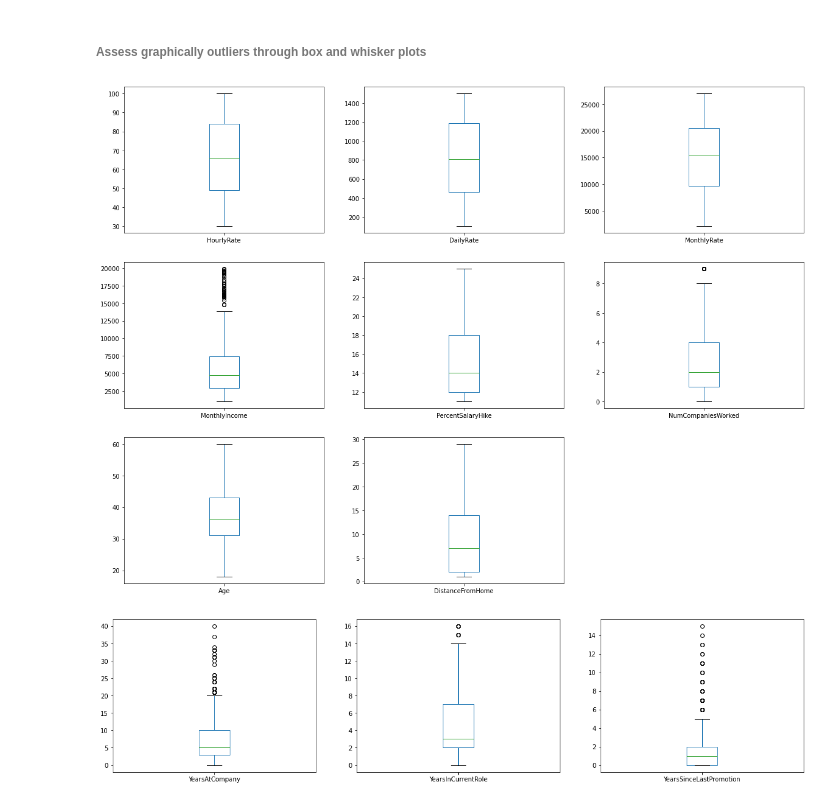
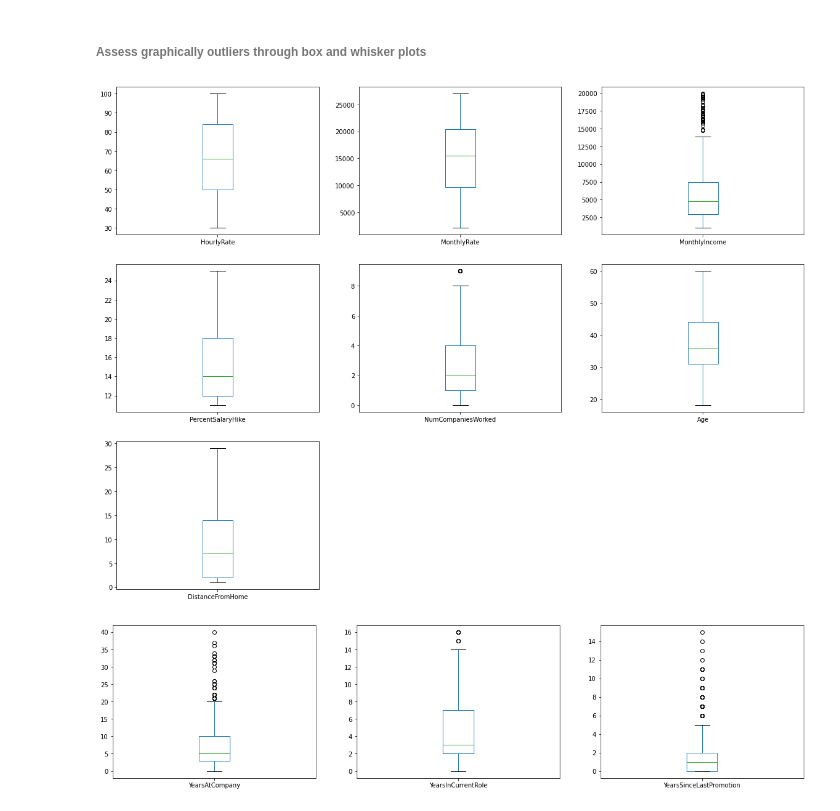
Before and after one commit to Mariabba/DataMining1_Fundamentals, a Jupyter notebook: notebook/DataUnderstanding/tsk1_data_understanding.ipynb, the cells around one changed output. Cells and saved outputs as stored; diff of their text form; code cells hidden in the pictures.

```diff
--- a/notebook/DataUnderstanding/tsk1_data_understanding.ipynb
+++ b/notebook/DataUnderstanding/tsk1_data_understanding.ipynb
@@ -346,12 +419,11 @@ print('Pearsons correlation: %.3f' % get_pearson_correlation_coefficient("YearsW
 # %% [output]
 Pearsons correlation: 0.711
 # %%
-# remove incosistent features
-del df["TotalWorkingYears"]
-del df["YearsWithCurrManager"]
-
 # remove incosistent records
 to_drop_indexes = set()
+# add employees_who_work_more_than_720_hours to row's indexes to eliminate
+for elem in employees_who_work_more_than_720_hours:
+    to_drop_indexes.add(elem)
 
 to_drop_indexes = to_drop_indexes.union(set(list(df.index[df["DailyRate"] > df["MonthlyIncome"]])))
 to_drop_indexes = to_drop_indexes.union(set(get_age_difference("YearsInCurrentRole")))
@@ -365,5 +437,11 @@ to_drop_indexes = to_drop_indexes.union(set(tmp_list))
 df.drop(list(to_drop_indexes), axis=0, inplace=True)
 df.reset_index(drop=True, inplace=True)
 print("dropped rows = ", len(to_drop_indexes), sep="\t")
+
+# remove incosistent features
+del df["TotalWorkingYears"]
+del df["YearsWithCurrManager"]
+del df["DailyRate"]
+
 df.shape
 # %% [output]
@@ -388,7 +770,10 @@ to_drop_indexes = set()
 i = 0
 for row in df.itertuples():
     if row.MonthlyIncome >= row.MonthlyRate:
-        neighbours_taxrate = get_neighbours_taxrate(row.JobRole, row.JobLevel)
+        # neighbours_taxrate = get_neighbours_taxrate(row.JobRole, row.JobLevel)
+        neighbours_taxrate = self_made_neighbours_imputation(row.JobRole, row.JobLevel, row.YearsAtCompany,
+                        row.Age, row.TrainingTimesLastYear,row.PercentSalaryHike, row.StockOptionLevel,
+                                                             row.YearsInCurrentRole, "neighbours_taxRate")
 
         if len(neighbours_taxrate) == 0:
             print(row.JobRole, row.JobLevel)
@@ -680,28 +1065,26 @@ def get_interquartile_cut_off(data, k):
 # %%
 fig =plt.subplots(figsize=(20, 15))
 fig_dims = (3, 3)
 ax = plt.subplot2grid(fig_dims, (0, 0))
 df["HourlyRate"].plot.box(ax=ax)
 ax = plt.subplot2grid(fig_dims, (0, 1))
-df["DailyRate"].plot.box(ax=ax)
+df["MonthlyRate"].plot.box(ax=ax)
 ax = plt.subplot2grid(fig_dims, (0, 2))
-df["MonthlyRate"].plot.box(ax=ax)
+df["MonthlyIncome"].plot.box(ax=ax)
 
 ax = plt.subplot2grid(fig_dims, (1, 0))
-df["MonthlyIncome"].plot.box(ax=ax)
+df["PercentSalaryHike"].plot.box(ax=ax)
 ax = plt.subplot2grid(fig_dims, (1, 1))
-df["PercentSalaryHike"].plot.box(ax=ax)
+df["NumCompaniesWorked"].plot.box(ax=ax)
 ax = plt.subplot2grid(fig_dims, (1, 2))
-df["NumCompaniesWorked"].plot.box(ax=ax)
+df["Age"].plot.box(ax=ax)
 
 ax = plt.subplot2grid(fig_dims, (2, 0))
-df["Age"].plot.box(ax=ax)
-ax = plt.subplot2grid(fig_dims, (2, 1))
 df["DistanceFromHome"].plot.box(ax=ax)
 
 plt.show()
 # %% [output]
-[figure, old version]
+[figure, new version]
 # %%
 fig =plt.subplots(figsize=(20, 10))
 fig_dims = (2, 3)
```
Also changed, not shown: parts of 68 cells of this notebook, 2 other files.
